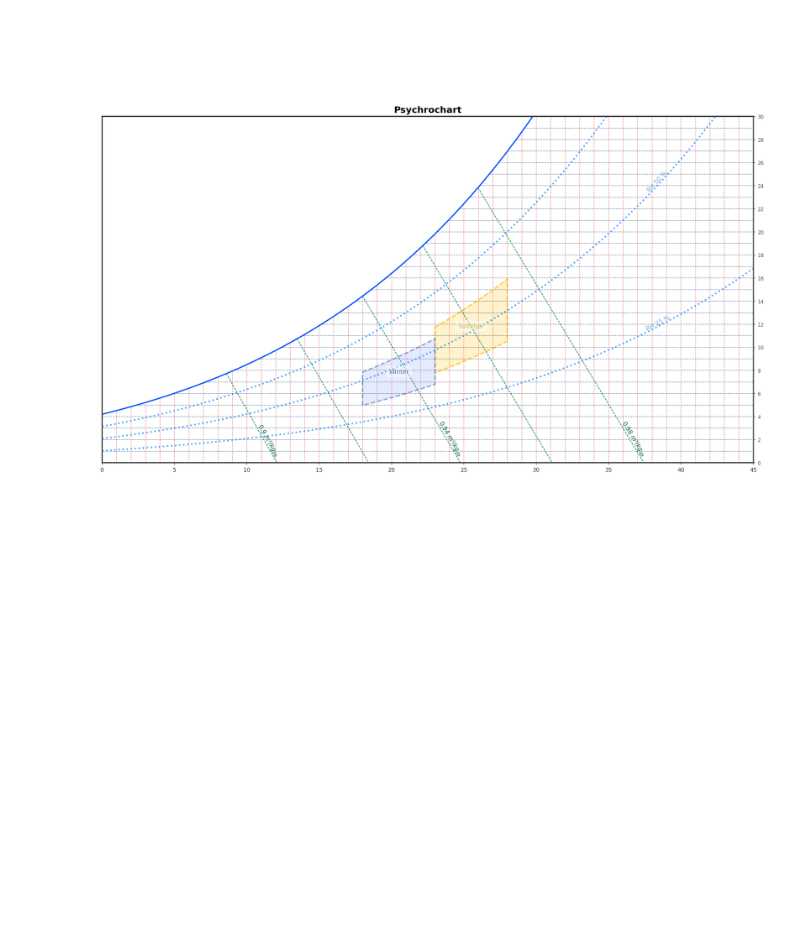
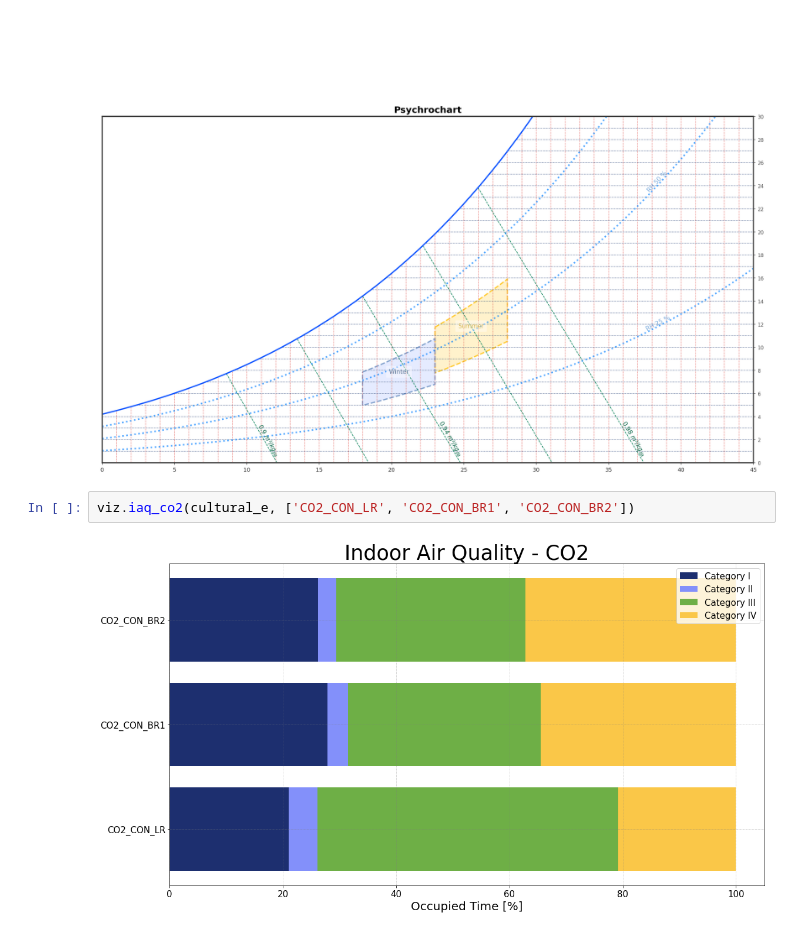
Before and after one commit to EURAC-EEBgroup/CULTURAL-E-Data-Visualization-Library, a Jupyter notebook: notebooks/1.0-report.ipynb, the cells around one changed output. Drawn from its saved outputs; the diff is of its cells as text; blank space fills up the shorter version.

```diff
--- a/notebooks/1.0-report.ipynb
+++ b/notebooks/1.0-report.ipynb
@@ -84,3 +92,7 @@ viz.energy_balance()
 viz.psychrochart().get_figure()
 # %% [output]
 [figure]
+# %%
+viz.iaq_co2(cultural_e, ['CO2_CON_LR', 'CO2_CON_BR1', 'CO2_CON_BR2'])
+# %% [output]
+[figure, added]
```
Also changed, not shown: parts of 10 cells of this notebook, 16 other files.
